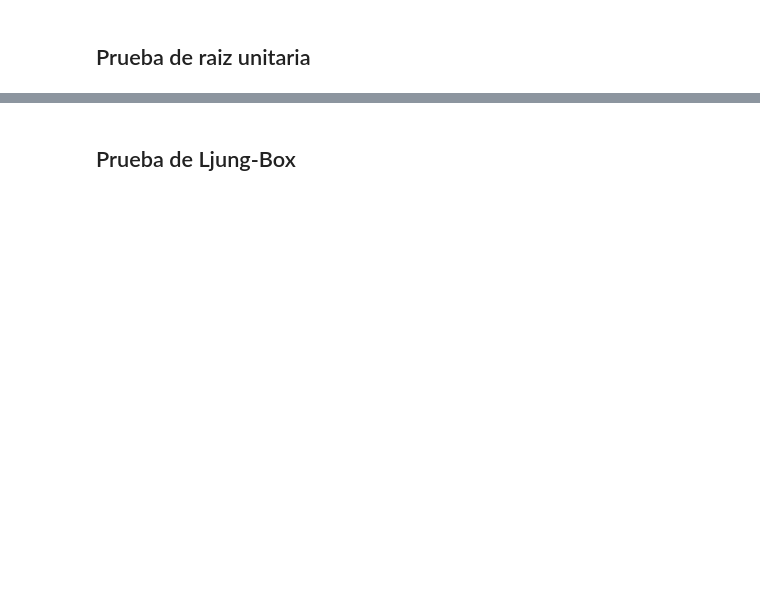
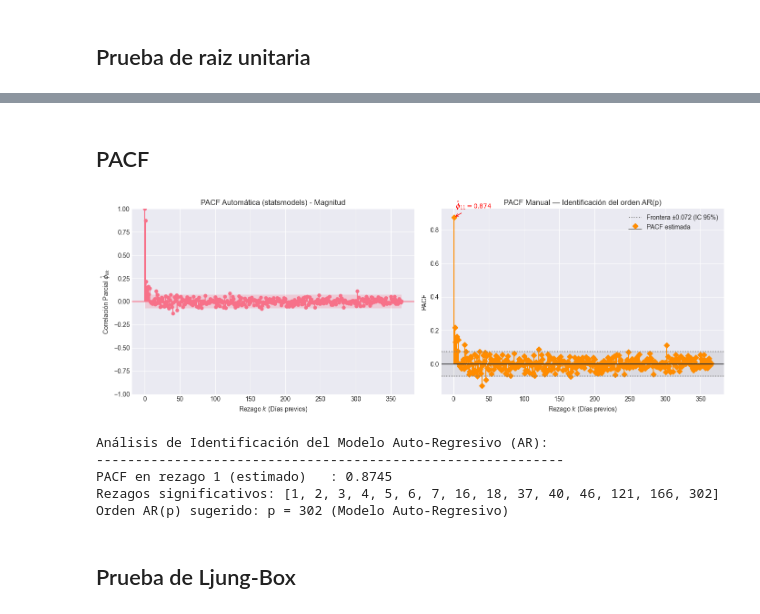
Before and after one commit to vanessalugo04/proyecto_series_tiempo, a Jupyter notebook: principal.ipynb, the cells around one changed output, grey strips where cells are left out. Cells and saved outputs as stored; diff of their text form; code cells hidden in the pictures; blank space fills up the shorter version.

```diff
--- a/principal.ipynb
+++ b/principal.ipynb
@@ -829,2 +741,74 @@ Conclusión a h=1    : Rechaza H0 (Hay dependencia del día inmediatamente anter
+# %% [markdown]
+## PACF
+# %%
+from statsmodels.tsa.stattools import pacf
+from statsmodels.graphics.tsaplots import plot_pacf
+
+ts_clean = ts.dropna()
+n_obs = len(ts_clean)
+lags_max = 365
+banda = 1.96 / np.sqrt(n_obs)
+
+# Método YWM
+pacf_vals = pacf(ts_clean, nlags=lags_max, method='ywm')
+
+fig, axes = plt.subplots(1, 2, figsize=(14, 5))
+
+# Panel 1: Gráfica automática de statsmodels
+plot_pacf(ts_clean, lags=lags_max, ax=axes[0], method='ywm',
+          title='PACF Automática (statsmodels) - Magnitud')
+axes[0].set_xlabel('Rezago $k$ (Días previos)')
+axes[0].set_ylabel('Correlación Parcial $\\hat{\\phi}_{kk}$')
+
+# Panel 2: Gráfica manual con análisis detallado
+k_vals = np.arange(1, lags_max + 1)
+axes[1].stem(k_vals, pacf_vals[1:], linefmt='darkorange', markerfmt='D',
+             basefmt='gray', label='PACF estimada')
+
+# Bandas de confianza e indicador de cero
+axes[1].axhspan(-banda, banda, alpha=0.15, color='gray')
+axes[1].axhline( banda, color='gray', linestyle=':', linewidth=1.5,
+                label=f'Frontera ±{banda:.3f} (IC 95%)')
+axes[1].axhline(-banda, color='gray', linestyle=':', linewidth=1.5)
+axes[1].axhline(0, color='black', linewidth=1)
+
+# Anotación dinámica para el rezago 1 (ajustada para no salirse de la gráfica)
+offset_y = 0.05 if pacf_vals[1] >= 0 else -0.05
+axes[1].annotate(
+    f'$\\hat{{\\phi}}_{{11}} = {pacf_vals[1]:.3f}$',
+    xy=(1, pacf_vals[1]), xytext=(3, pacf_vals[1] + offset_y),
+    arrowprops=dict(arrowstyle='->', color='red'), fontsize=10, color='red')
+
+axes[1].set_title('PACF Manual — Identificación del orden AR(p)')
+axes[1].set_xlabel('Rezago $k$ (Días previos)')
+axes[1].set_ylabel('PACF')
+axes[1].legend(loc='upper right')
+
+plt.tight_layout()
+plt.show()
+
+print("Análisis de Identificación del Modelo Auto-Regresivo (AR):")
+print("-" * 60)
+print(f"PACF en rezago 1 (estimado)   : {pacf_vals[1]:.4f}")
+
+# Extraemos todos los rezagos que superan la banda (ignorando el rezago 0)
+sig_pacf = [k for k in range(1, lags_max + 1) if abs(pacf_vals[k]) > banda]
+
+print(f"Rezagos significativos: {sig_pacf if sig_pacf else 'Ninguno'}")
+
+# Lógica para sugerir el modelo
+if not sig_pacf:
+    print("Orden AR(p) sugerido: p = 0 (Ruido Blanco en la media)")
+elif sig_pacf[0] == 1:
+    print(f"Orden AR(p) sugerido: p = {max(sig_pacf)} (Modelo Auto-Regresivo)")
+else:
+    print("Orden AR(p) sugerido: p = 0 (Los picos lejanos son probablemente espurios/ruido estadístico)")
+# %% [output]
+[figure, added]
+Análisis de Identificación del Modelo Auto-Regresivo (AR):
+------------------------------------------------------------
+PACF en rezago 1 (estimado)   : 0.8745
+Rezagos significativos: [1, 2, 3, 4, 5, 6, 7, 16, 18, 37, 40, 46, 121, 166, 302]
+Orden AR(p) sugerido: p = 302 (Modelo Auto-Regresivo)
 # %% [markdown]
 ## Prueba de Ljung-Box
```
Also changed, not shown: parts of 21 cells of this notebook.
